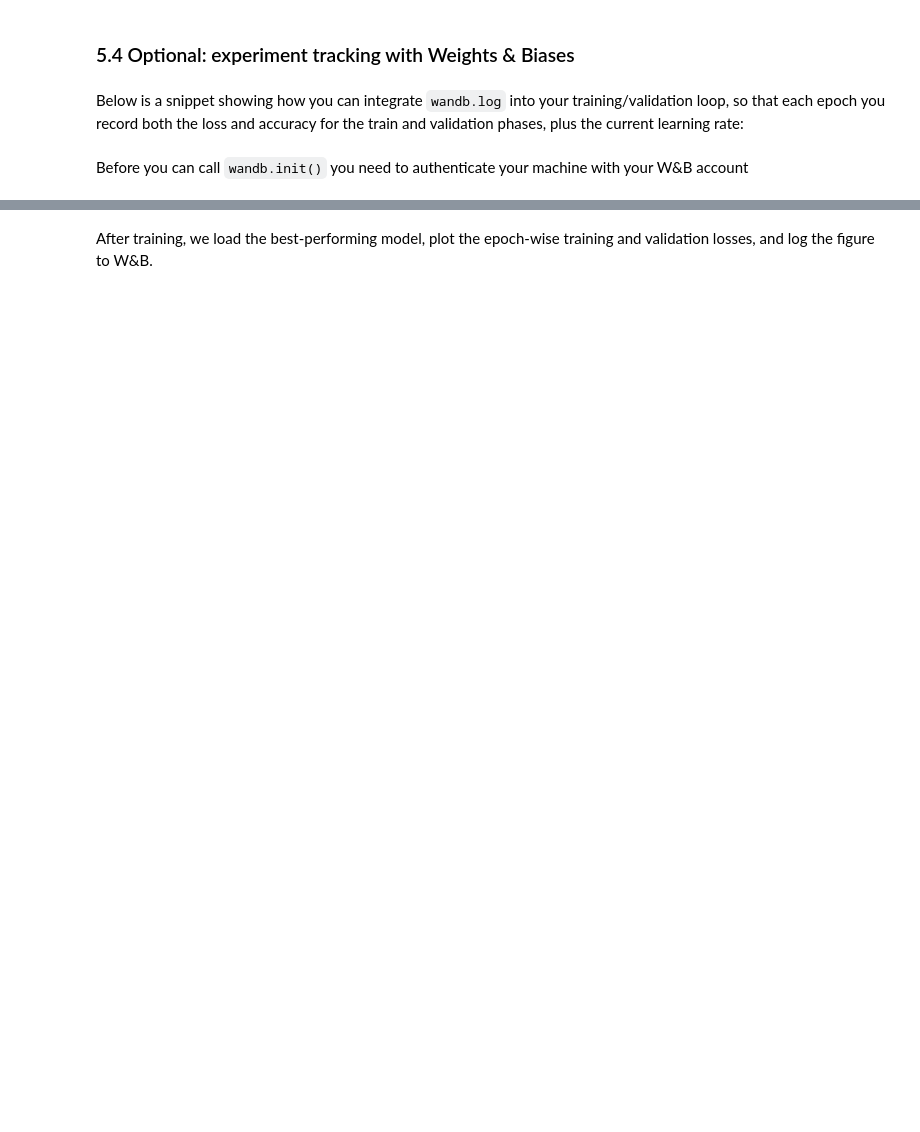
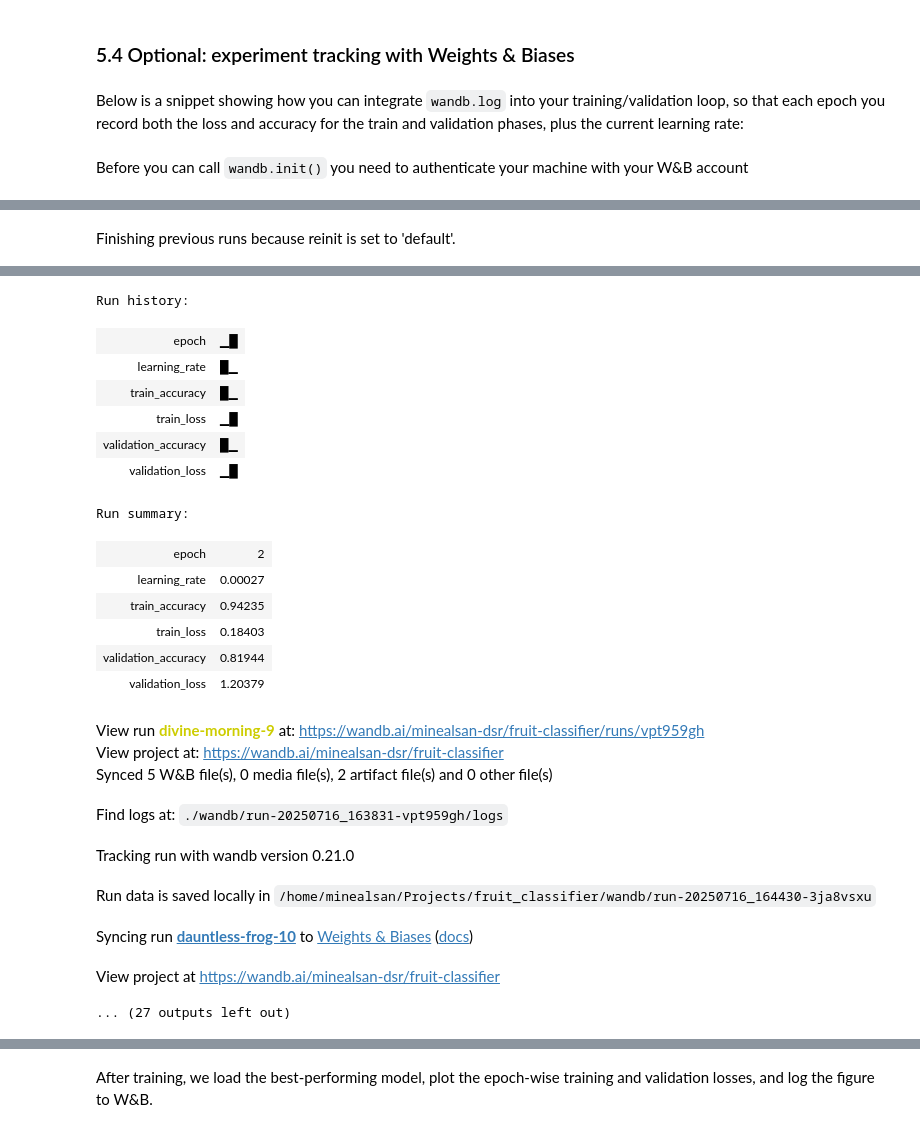
Before and after one commit to minealsan/fruit_classifier, a Jupyter notebook: fruit_classifier.ipynb, the cells around one changed output, grey strips where cells are left out. Saved outputs shown, nothing was run; the diff lists cells and outputs as text; code cells hidden in the pictures; blank space fills up the shorter version.

```diff
--- a/fruit_classifier.ipynb
+++ b/fruit_classifier.ipynb
@@ -1290,8 +1307,9 @@ for epoch in range(1, config_dict['training_epochs'] + 1):
         best_model_weights  = model.state_dict()       # stash best weights in-memory
         torch.save(best_model_weights, best_ckpt_path) # overwrite on disk
         print(f"✅ New best model saved (val_loss={best_val_loss:.4f}) → {best_ckpt_path}")
-        wandb.save(str(best_ckpt_path))                # optionally push to W&B
 
 # After the loop, you have:
 #  - train_losses and val_losses lists (len = training_epochs)
 #  - best_val_loss, best_model_weights, and best_model.pth on disk
+# %% [output]
+Finishing previous runs because reinit is set to 'default'.
@@ -1297,0 +1317,23 @@ for epoch in range(1, config_dict['training_epochs'] + 1):
+Run history:
+| epoch | ▁█ |
+| learning_rate | █▁ |
+| train_accuracy | █▁ |
+| train_loss | ▁█ |
+| validation_accuracy | █▁ |
+| validation_loss | ▁█ |
+Run summary:
+| epoch | 2 |
+| learning_rate | 0.00027 |
+| train_accuracy | 0.94235 |
+| train_loss | 0.18403 |
+| validation_accuracy | 0.81944 |
+| validation_loss | 1.20379 |
+View run divine-morning-9 at: https://wandb.ai/minealsan-dsr/fruit-classifier/runs/vpt959gh
+View project at: https://wandb.ai/minealsan-dsr/fruit-classifier
+Synced 5 W&B file(s), 0 media file(s), 2 artifact file(s) and 0 other file(s)
+Find logs at: ./wandb/run-20250716_163831-vpt959gh/logs
+Tracking run with wandb version 0.21.0
+Run data is saved locally in /home/minealsan/Projects/fruit_classifier/wandb/run-20250716_164430-3ja8vsxu
+Syncing run dauntless-frog-10 to Weights & Biases (docs)
+View project at https://wandb.ai/minealsan-dsr/fruit-classifier
+... (27 outputs left out)
```
Also changed, not shown: parts of 25 cells of this notebook.
